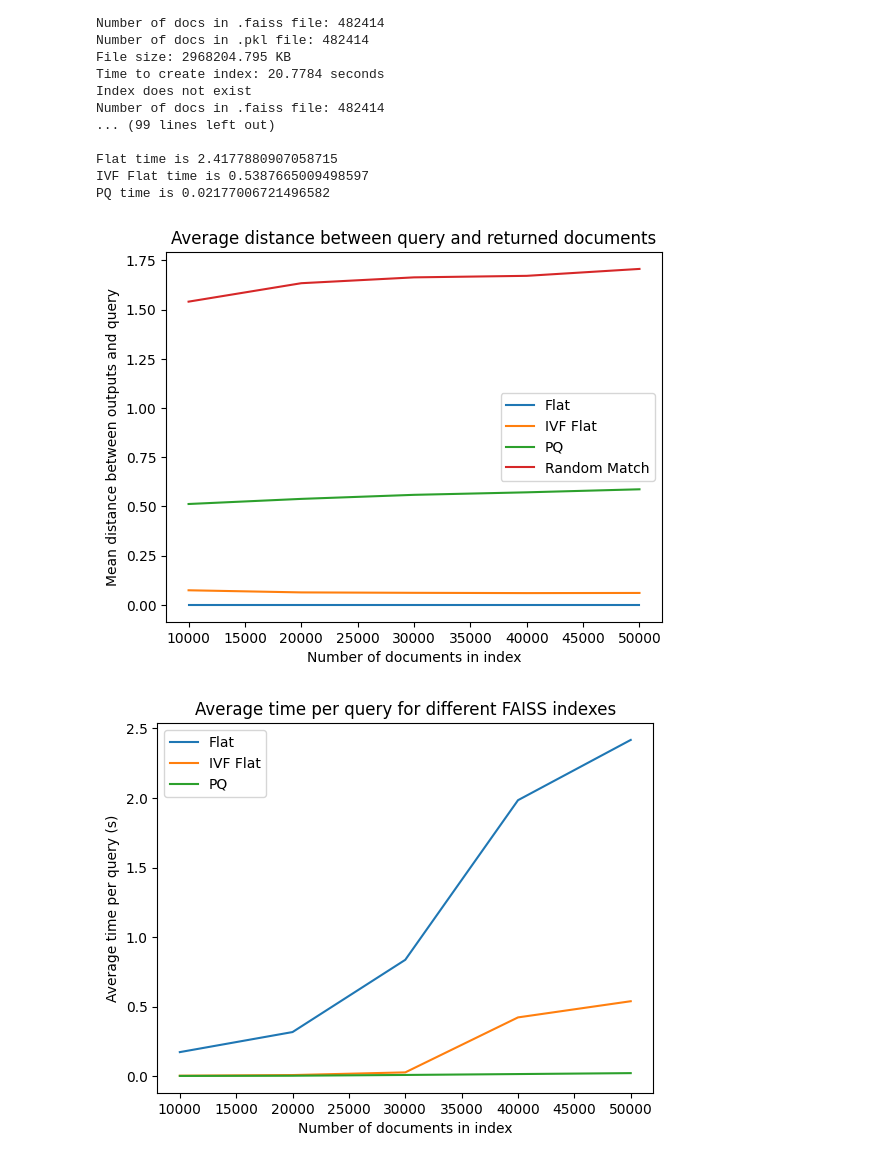
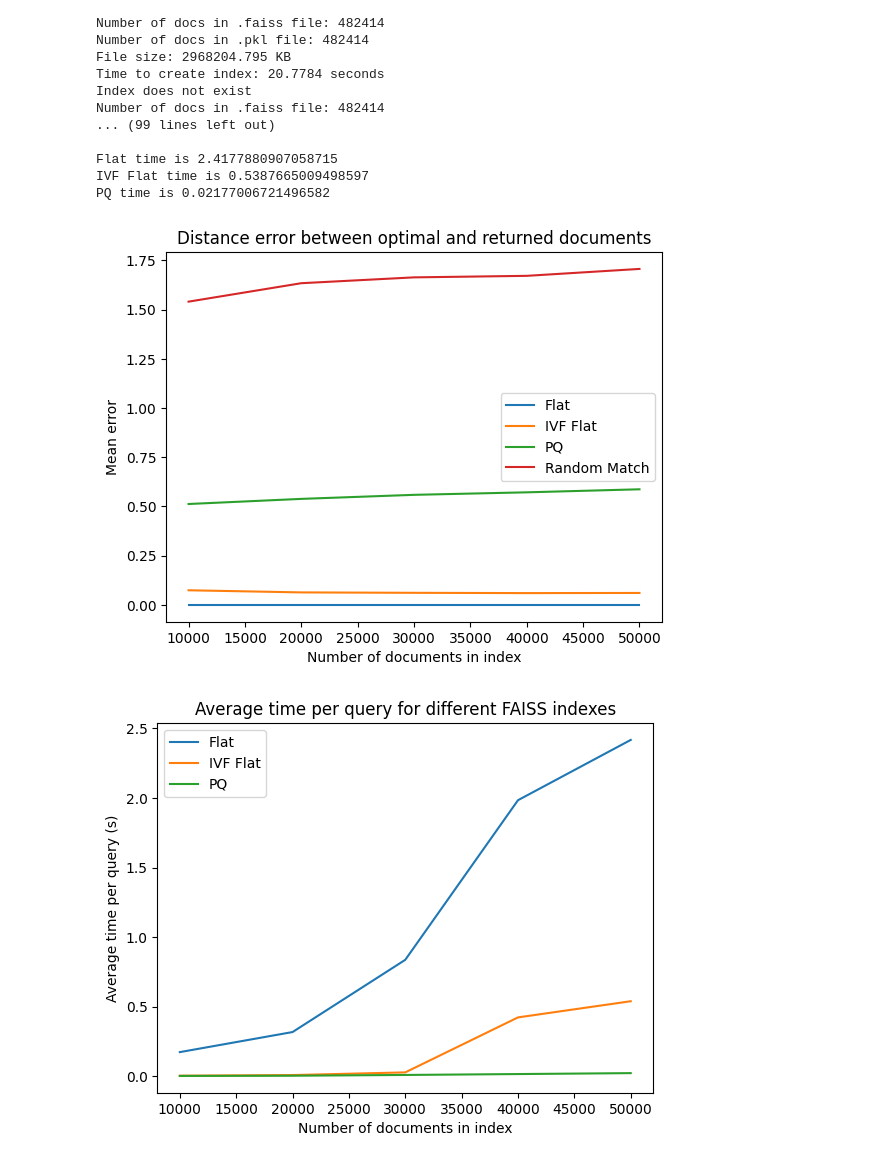
Before and after one commit to hc-sc-ocdo-bdpd/RagLLM, a Jupyter notebook: faiss_experiments.ipynb, the cells around one changed output. Drawn from its saved outputs; the diff is of its cells as text; code cells hidden in the pictures.

```diff
--- a/faiss_experiments.ipynb
+++ b/faiss_experiments.ipynb
@@ -140,31 +0,0 @@ Create a test set of queries
-# %%
-N_QUERIES = 100
-K = 5
-test_embeddings = np.load("100K_embeddings/subset_7/embeddings.npy")
-# shuffle the dataset
-np.random.shuffle(test_embeddings)
-test_embeddings = test_embeddings[:N_QUERIES,:]
-# get the test reults
-flat_results = []
-ivf_flat_results = []
-pq_results = []
-for i in range(N_QUERIES):
-    flat_results.append(flat.query_embedding(test_embeddings[i,:][np.newaxis,:], K))
-    ivf_flat_results.append(ivf_flat.query_embedding(test_embeddings[i,:][np.newaxis,:], K))
-    pq_results.append(pq.query_embedding(test_embeddings[i,:][np.newaxis,:], K))
-# %%
-# record the amount of time taken
-flat_times = [x['Time'] for x in flat_results]
-ivf_flat_times = [x['Time'] for x in ivf_flat_results]
-pq_times = [x['Time'] for x in pq_results]
-
-# record the costs of the flat index
-flat_costs = np.array([np.sum([x['Score'] for x in query['Content']]) for query in flat_results])
-
-# record the costs of the other indexes
-def get_cost(query_emb, query_result):
-    cost = [np.sum((query_emb - flat.embed_text(x['Content']))**2) for x in query_result['Content']]
-    return np.sum(cost)
-
-ivf_flat_costs = np.array([get_cost(test_embeddings[i], ivf_flat_results[i]) for i in range(N_QUERIES)])
-pq_costs = np.array([get_cost(test_embeddings[i], pq_results[i]) for i in range(N_QUERIES)])
@@ -185,8 +0,0 @@ PQ score is 0.485819924599608
-# %%
-# random file
-all_embeddings = np.load("100K_embeddings/subset_0/embeddings.npy")
-np.random.randint(0,len(all_embeddings))
-
-random_costs = np.array([np.sum([np.sum((all_embeddings[np.random.randint(0, len(all_embeddings))] - test_embeddings[i])**2) for _ in range(K)]) for i in range(N_QUERIES)])
-random_score = np.sum(random_costs - flat_costs) / N_QUERIES
-print(f"Random file comparison score is {random_score}")
@@ -291,24 +97,24 @@ PQ time is 0.02177006721496582
 # %%
 num_documents = np.array(range(1,NUM_BATCHES+1))*10000
 plt.plot(num_documents, flat_scores, label='Flat')
 plt.plot(num_documents, ivf_flat_scores, label='IVF Flat')
 plt.plot(num_documents, pq_scores, label='PQ')
 plt.plot(num_documents, random_scores, label='Random Match')
-plt.title("Average distance between query and returned documents")
+plt.title("Distance error between optimal and returned documents")
 plt.xlabel("Number of documents in index")
-plt.ylabel("Mean distance between outputs and query")
+plt.ylabel("Mean error")
 plt.legend()
 plt.show()
 
 plt.plot(num_documents, flat_times, label='Flat')
 plt.plot(num_documents, ivf_flat_times, label='IVF Flat')
 plt.plot(num_documents, pq_times, label='PQ')
 plt.title("Average time per query for different FAISS indexes")
 plt.xlabel("Number of documents in index")
 plt.ylabel("Average time per query (s)")
 plt.legend()
 plt.show()
 # %% [output]
-[figure, old version]
+[figure, new version]
 [figure]
 # %%
```
Also changed, not shown: parts of 22 cells of this notebook.
